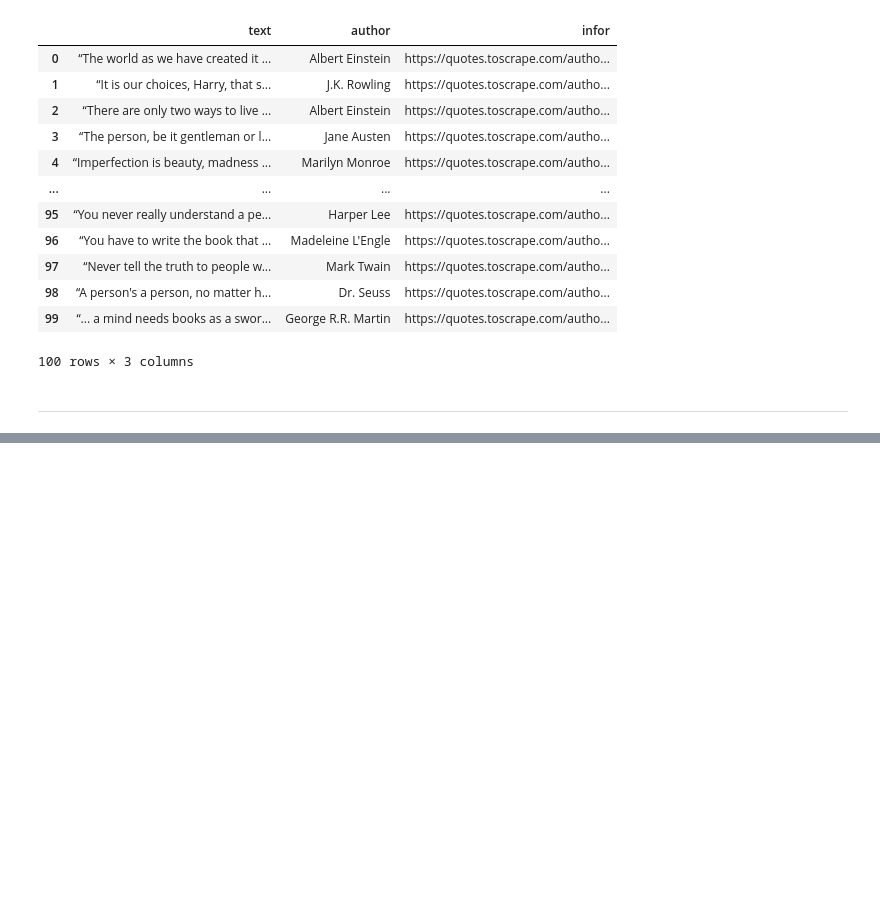
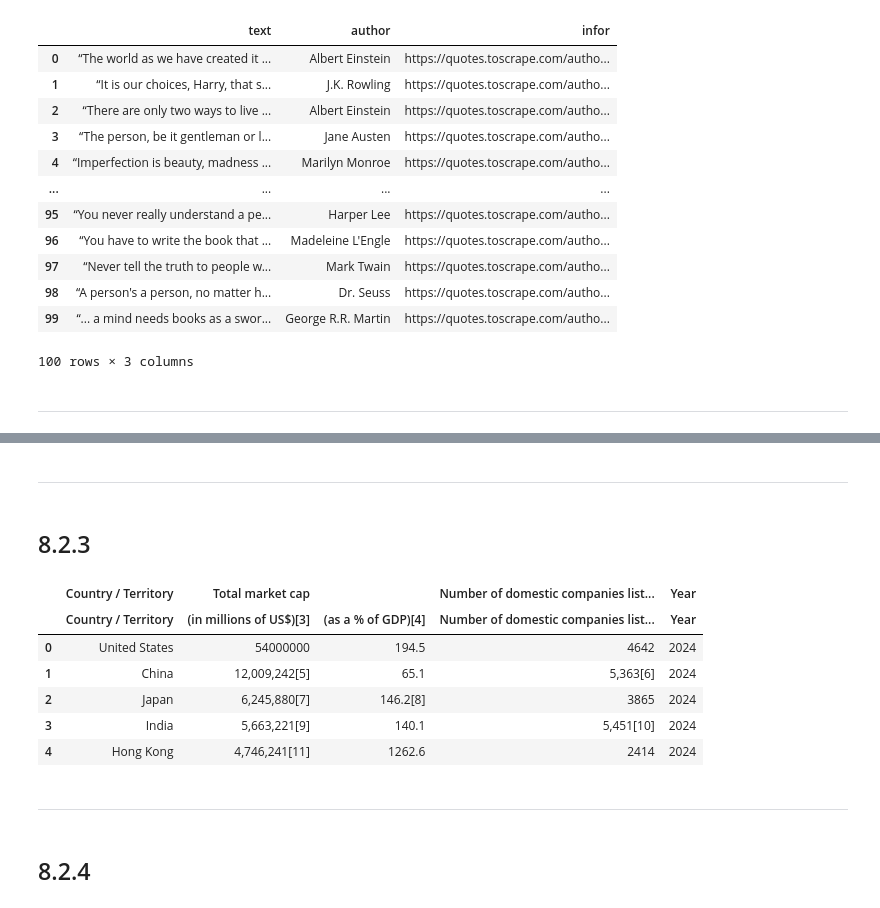
Before and after one commit to Glesep/Quant, a Jupyter notebook: chap_08/chap08.ipynb, the cells around one changed output, grey strips where cells are left out. Cells and saved outputs as stored; diff of their text form; code cells hidden in the pictures; blank space fills up the shorter version.

```diff
--- a/chap_08/chap08.ipynb
+++ b/chap_08/chap08.ipynb
@@ -219,0 +261,25 @@ quote_df
+# %% [markdown]
+---
+# %% [markdown]
+## 8.2.3
+# %%
+# 크롤링을 원하는 데이터가 표 형태로 되어있을 경우
+
+import pandas as pd
+
+url = 'https://en.wikipedia.org/wiki/List_of_countries_by_stock_market_capitalization'
+tbl = pd.read_html(url)
+
+tbl[0].head()
+# %% [output]
+|  | Country / Territory | Total market cap |  | Number of domestic companies list... | Year |
+|  | Country / Territory | (in millions of US$)[3] | (as a % of GDP)[4] | Number of domestic companies list... | Year |
+| 0 | United States | 54000000 | 194.5 | 4642 | 2024 |
+| 1 | China | 12,009,242[5] | 65.1 | 5,363[6] | 2024 |
+| 2 | Japan | 6,245,880[7] | 146.2[8] | 3865 | 2024 |
+| 3 | India | 5,663,221[9] | 140.1 | 5,451[10] | 2024 |
+| 4 | Hong Kong | 4,746,241[11] | 1262.6 | 2414 | 2024 |
+# %% [markdown]
+---
+# %% [markdown]
+## 8.2.4
```
Also changed, not shown: parts of 6 cells of this notebook.
